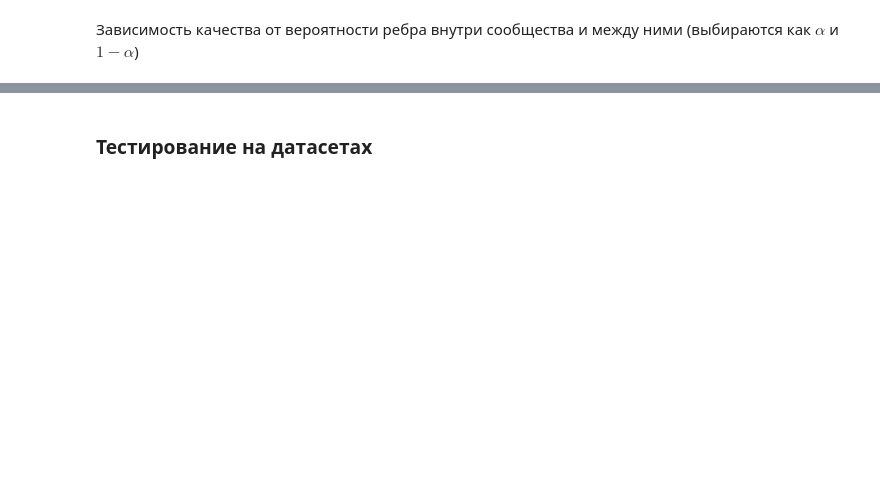
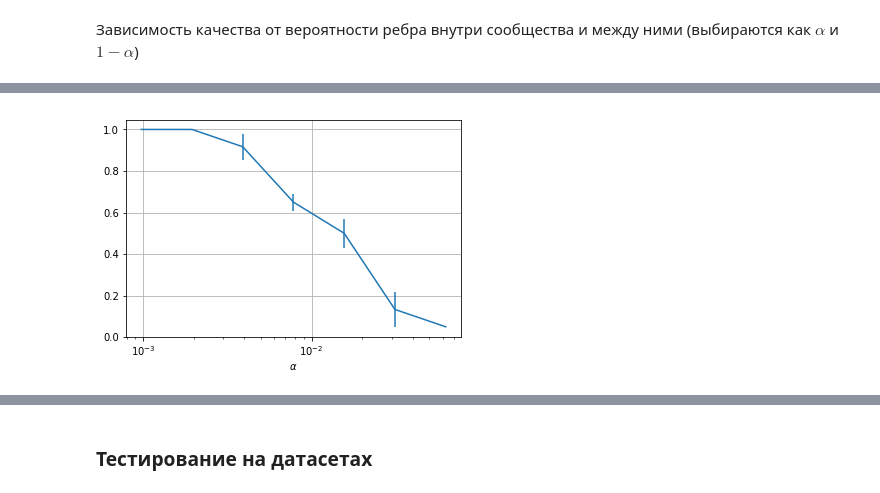
Before and after one commit to alexey9177950/data-graph, a Jupyter notebook: community_detection.ipynb, the cells around one changed output, grey strips where cells are left out. Saved outputs shown, nothing was run; the diff lists cells and outputs as text; code cells hidden in the pictures; blank space fills up the shorter version.

```diff
--- a/community_detection.ipynb
+++ b/community_detection.ipynb
@@ -52,0 +59,11 @@ for alpha in alphas:
+# %%
+%%time
+
+plt.xlabel('$\\alpha$')
+plt.xscale('log')
+plt.grid(True)
+alphas =  2. ** np.arange(-10, -3)
+means, devs = test_function(alphas, get_quality)
+plt.plot(alphas, means)
+plt.errorbar(alphas, means, devs)
+# %% [output]
@@ -53 +72,2 @@ for alpha in alphas:
+[figure, added]
 # %%
```
Also changed, not shown: parts of 26 cells of this notebook, 6 other files.
